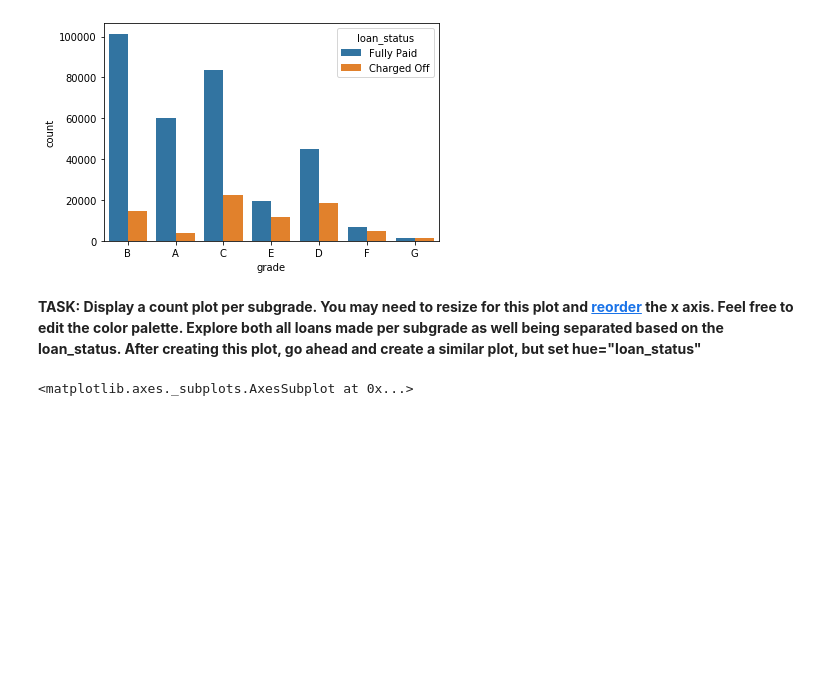
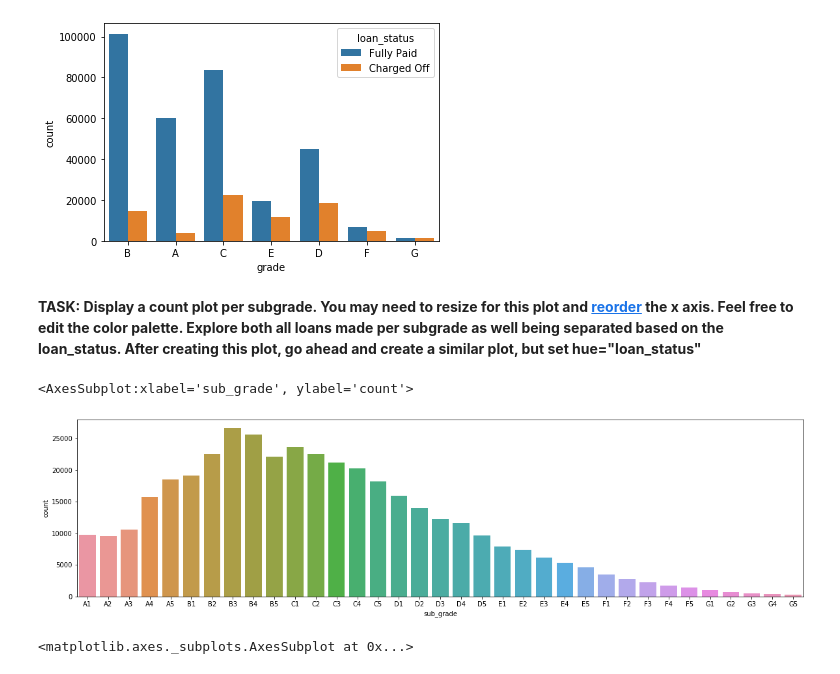
Before and after one commit to jeswinaugustine/Python-for--Data-Science, a Jupyter notebook: 15 Nueral Nets and Deep learning/Keras-Project-Exercise.ipynb, the cells around one changed output. Cells and saved outputs as stored; diff of their text form; code cells hidden in the pictures; blank space fills up the shorter version.

```diff
--- a/15 Nueral Nets and Deep learning/Keras-Project-Exercise.ipynb
+++ b/15 Nueral Nets and Deep learning/Keras-Project-Exercise.ipynb
@@ -433,3 +440,11 @@ df.groupby('loan_status').()
+# %%
+#CODE HERE
+plt.figure(figsize=(20,5))
+
+sns.countplot(data=df,x='sub_grade',order= sorted( df['sub_grade'].unique() ) )
+# %% [output]
+<AxesSubplot:xlabel='sub_grade', ylabel='count'>
+[figure, added]
 # %%
 # %% [output]
 <matplotlib.axes._subplots.AxesSubplot at 0x...>
```
Also changed, not shown: parts of 107 cells of this notebook, 1 other file.
